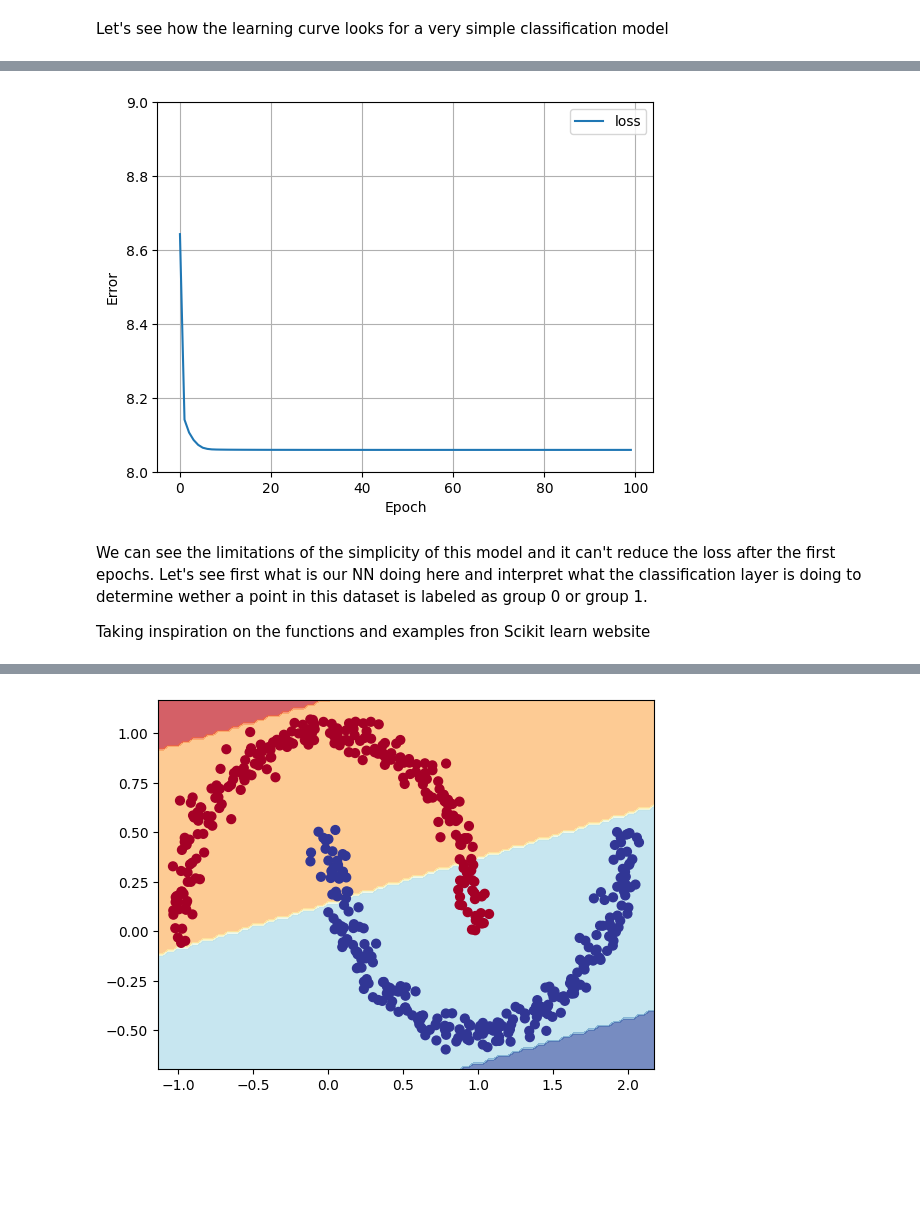
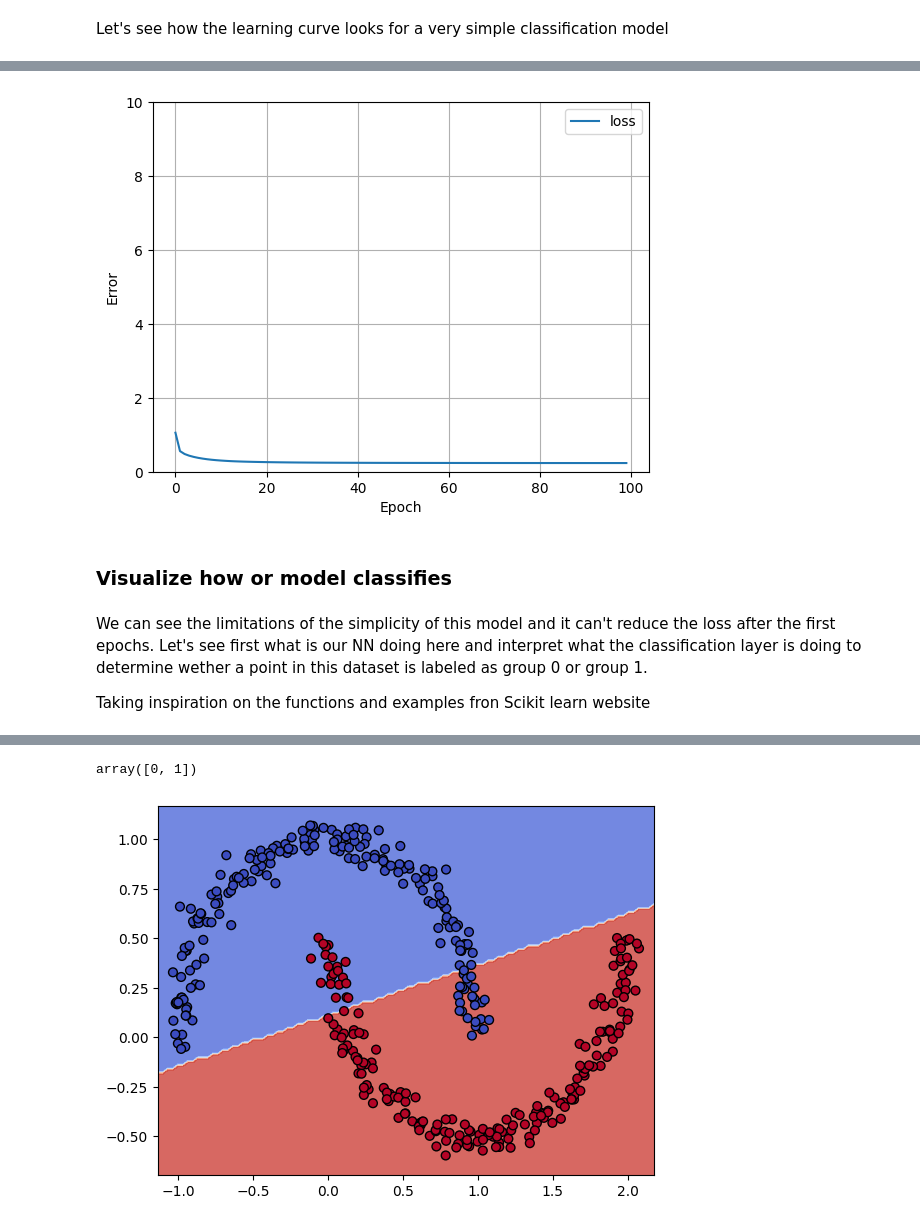
Before and after one commit to davalpez/MyKaggle, a Jupyter notebook: Tensorflow basics/TF-classifiers.ipynb, the cells around one changed output, grey strips where cells are left out. Drawn from its saved outputs; the diff is of its cells as text; code cells hidden in the pictures; blank space fills up the shorter version.

```diff
--- a/Tensorflow basics/TF-classifiers.ipynb
+++ b/Tensorflow basics/TF-classifiers.ipynb
@@ -13,10 +15,10 @@ Let's start simple and create some data to visualize better what we can do and h
 # %%
-from sklearn.datasets import make_moons
+from sklearn import datasets
 
 n_samples = 500
 seed = 30
-X, y = datasets.make_moons(n_samples=n_samples, noise=0.05, random_state=seed)
-blobs = datasets.make_blobs(n_samples=n_samples, random_state=seed)
+X, y = sk.datasets.make_moons(n_samples=n_samples, noise=0.05, random_state=seed)
+blobs = sk.datasets.make_blobs(n_samples=n_samples, random_state=seed)
 # %%
 print(" X values: ",X[:5],", Y values :",y[:5])
 # %% [output]
@@ -65 +69,4 @@ As we only have two groups in this example, we are experimenting with a binary c
+# %%
+from sklearn.model_selection import train_test_split
+train_features, test_features, train_label, test_label = train_test_split(X, y, test_size=0.2, random_state=0)
 # %% [markdown]
@@ -122,7 +129,7 @@ model_1.compile(loss=tf.keras.losses.BinaryCrossentropy(),
 
 # 3. Fit the model.
 
-history = model_1.fit(X, y, epochs=100, verbose=0)
+history = model_1.fit(train_features, train_label, epochs=100, verbose=0)
 # %% [markdown]
 Let's see how the learning curve looks for a very simple classification model
 # %%
@@ -149,46 +156,44 @@ def plot_loss(history,range):
   plt.legend()
   plt.grid(True)
 
-plot_loss(history,[8,9])
+plot_loss(history,[0,10])
 # %% [output]
-[figure, old version]
+[figure, new version]
+# %% [markdown]
+### Visualize how or model classifies
 # %% [markdown]
 We can see the limitations of the simplicity of this model and it can't reduce the loss after the first epochs. Let's see first what is our NN doing here and interpret what the classification layer is doing to determine wether a point in this dataset is labeled as group 0 or group 1.
 
 Taking inspiration on the functions and examples fron Scikit learn website
 # %%
-def plot_decision(model,X,y):
-  """
-  Plots the decision boundary created by a model predicting on X.
-  This function has been adapted from two phenomenal resources:
-   1. CS231n - https://cs231n.github.io/neural-networks-case-study/
-   2. Made with ML basics - https://github.com/GokuMohandas/MadeWithML/blob/main/notebooks/08_Neural_Networks.ipynb
-  """
-  # Define the axis boundaries of the plot and create a meshgrid
+def plot_decision_boundary(model,X,y):
+
+  # Grid of points. Minmax values here makes the plot range constrict.
+  # 100 Points for linspace makes the contourn sharper.
   x_min, x_max = X[:, 0].min() - 0.1, X[:, 0].max() + 0.1
   y_min, y_max = X[:, 1].min() - 0.1, X[:, 1].max() + 0.1
   xx, yy = np.meshgrid(np.linspace(x_min, x_max, 100),
                        np.linspace(y_min, y_max, 100))
 
-  # Create X values (we're going to predict on all of these)
-  x_in = np.c_[xx.ravel(), yy.ravel()] # stack 2D arrays together: https://numpy.org/devdocs/reference/generated/numpy.c_.html
+  # Predict the decision points based on the model we have trained beforeha
+  grid_points = np.c_[xx.ravel(), yy.ravel()] # stack 2D arrays together: https://numpy.org/devdocs/reference/generated/numpy.c_.html
 
   # Make predictions using the trained model
-  y_pred = model.predict(x_in)
+  y_pred = model.predict(grid_points)
 
-  # Check for multi-class
-  if model.output_shape[-1] > 1: # checks the final dimension of the model's output shape, if this is > (greater than) 1, it's multi-class
-    print("doing multiclass classification...")
-    # We have to reshape our predictions to get them ready for plotting
-    y_pred = np.argmax(y_pred, axis=1).reshape(xx.shape)
-  else:
-    print("doing binary classifcation...")
-    y_pred = np.round(np.max(y_pred, axis=1)).reshape(xx.shape)
+  # Round the values for having a clear binary contourn. Reshape to plot
+  # from (1000,1) to (100,100)
+
+  contourn_prediction = np.round(np.max(y_pred, axis=1)).reshape(xx.shape)
+  binary_prediction = np.where(contourn_prediction > 0, 1, 0)
 
   # Plot decision boundary
-  plt.contourf(xx, yy, y_pred, cmap=plt.cm.RdYlBu, alpha=0.7)
-  plt.scatter(X[:, 0], X[:, 1], c=y, s=40, cmap=plt.cm.RdYlBu)
+  plt.contourf(xx, yy, binary_prediction, cmap=plt.cm.coolwarm , alpha=0.8)
+  plt.scatter(X[:, 0], X[:, 1], c=y, s=40,edgecolor='k', cmap=plt.cm.coolwarm)
   plt.xlim(xx.min(), xx.max())
   plt.ylim(yy.min(), yy.max())
-plot_decision(model_1,X,y)
+  return binary_prediction
+
+contourn_prediction = plot_decision_boundary(model_1,train_features,train_label)
+np.unique(contourn_prediction)
 # %% [output]
@@ -197 +201,2 @@ doing binary classifcation...
+array([0, 1])
-[figure, old version]
+[figure, new version]
```
Also changed, not shown: parts of 41 cells of this notebook.
